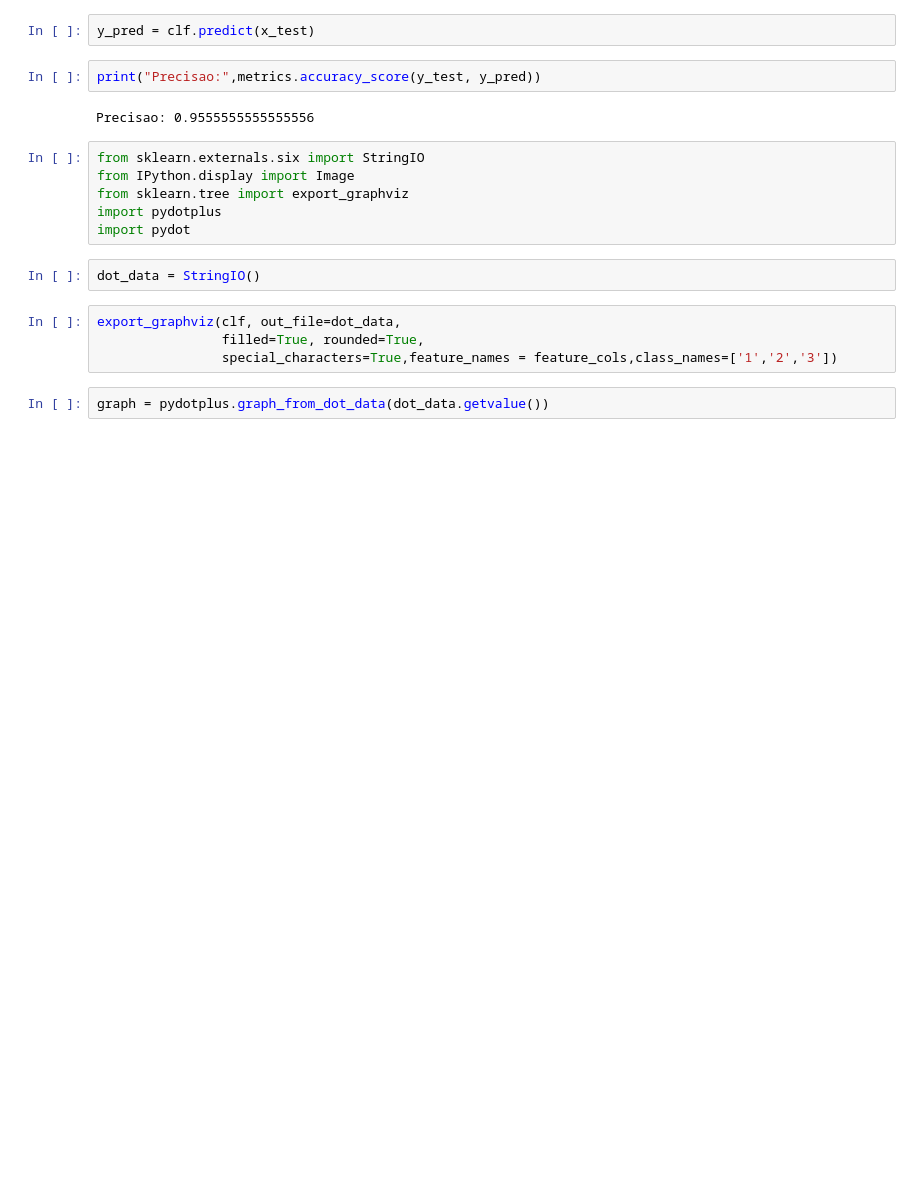
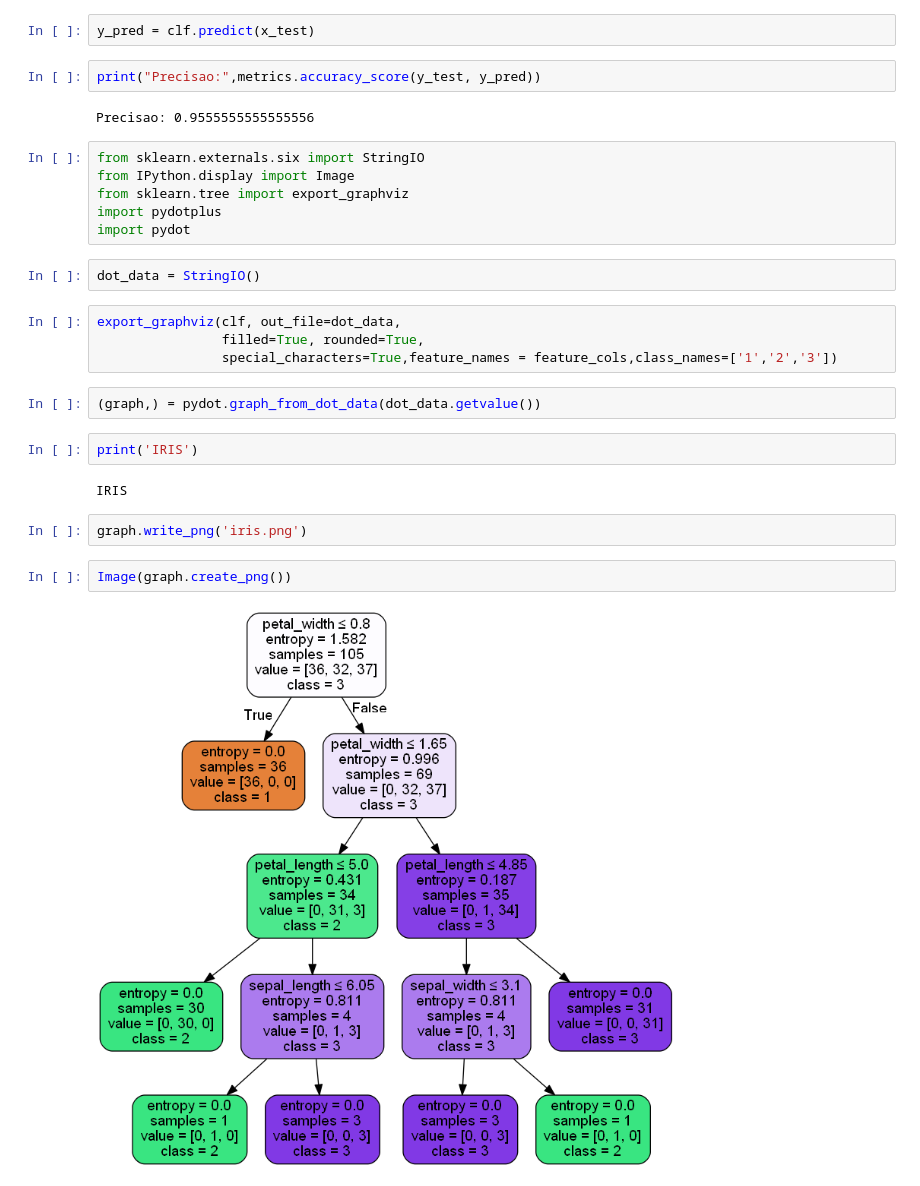
Before and after one commit to DanielUncisalSI/Arvore_e_Backward, a Jupyter notebook: Arvore de Decisão/Arvore de decisão.ipynb, the cells around one changed output. Drawn from its saved outputs; the diff is of its cells as text; blank space fills up the shorter version.

```diff
--- a/Arvore de Decisão/Arvore de decisão.ipynb
+++ b/Arvore de Decisão/Arvore de decisão.ipynb
@@ -89,4 +89,14 @@ export_graphviz(clf, out_file=dot_data,
                 filled=True, rounded=True,
                 special_characters=True,feature_names = feature_cols,class_names=['1','2','3'])
 # %%
-graph = pydotplus.graph_from_dot_data(dot_data.getvalue())
+(graph,) = pydot.graph_from_dot_data(dot_data.getvalue())
+# %%
+print('IRIS')
+# %% [output]
+IRIS
+# %%
+graph.write_png('iris.png')
+# %%
+Image(graph.create_png())
+# %% [output]
+[figure, added]
```
Also changed, not shown: parts of 1 cell of this notebook, 11 other files.
